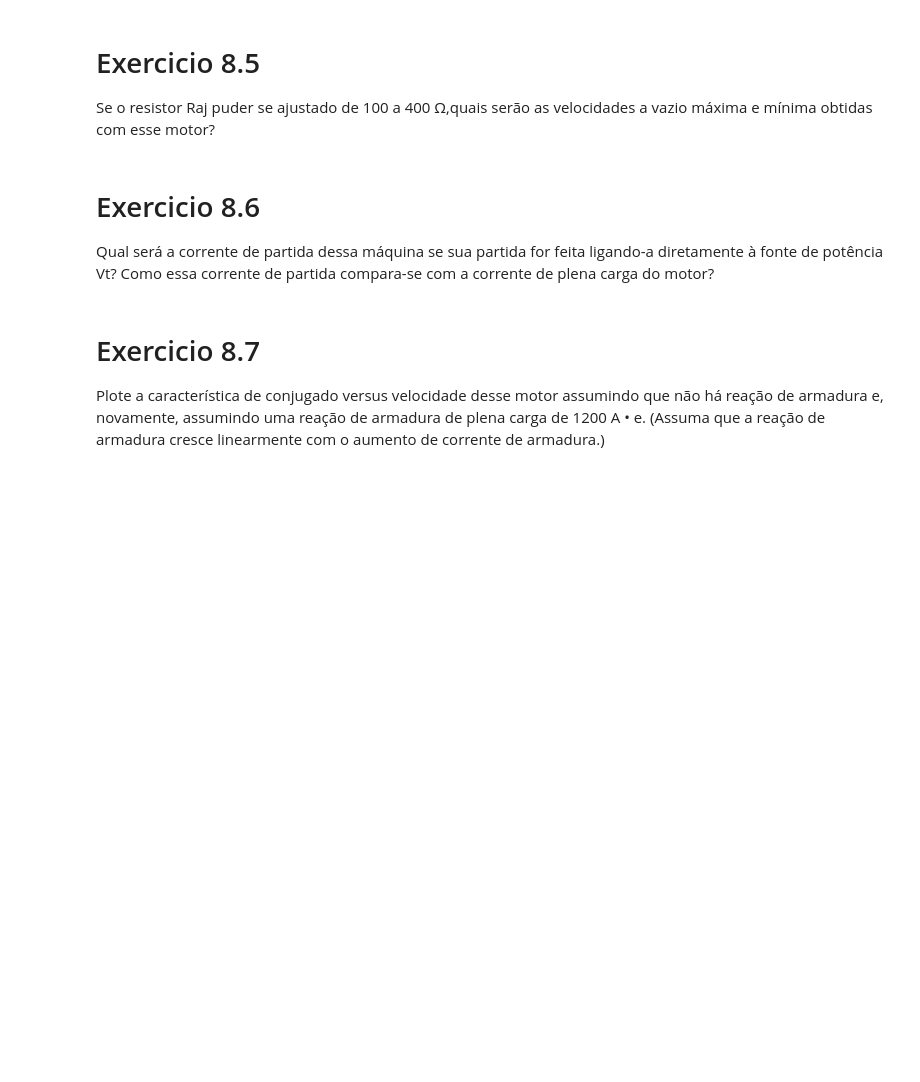
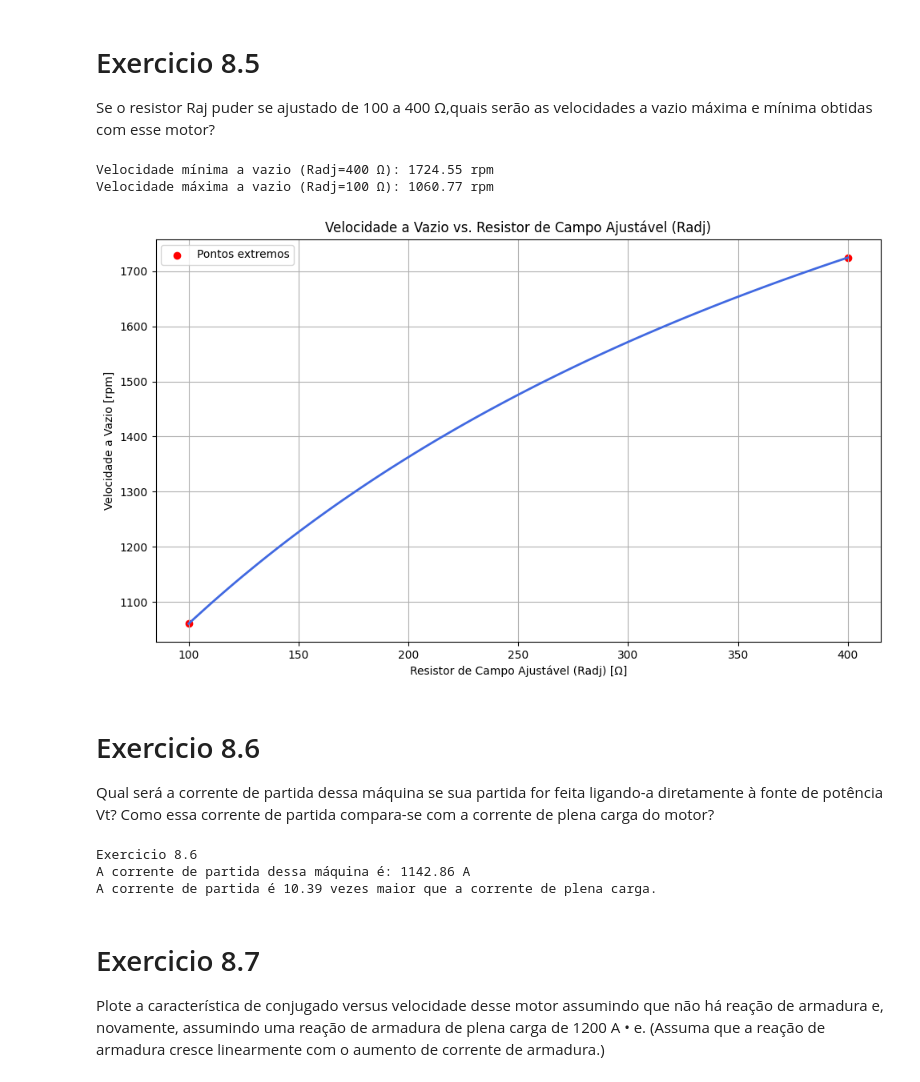
Before and after one commit to zSevens7/MonitoriaConversao, a Jupyter notebook: MaquinaCC.ipynb, the cells around one changed output. Cells and saved outputs as stored; diff of their text form; code cells hidden in the pictures; blank space fills up the shorter version.

```diff
--- a/MaquinaCC.ipynb
+++ b/MaquinaCC.ipynb
@@ -70,3 +188,61 @@ máxima e mínima obtidas com esse motor?
+# %%
+import matplotlib.pyplot as plt
+import numpy as np
+
+# Dados fixos
+Vt = 240  # Tensão terminal (V)
+Rf = 75  # Resistência de campo em derivação (Ohms)
+Radj_range = (100, 400)  # Faixa de ajuste do resistor de campo (Ohms)
+Eao_at_100 = 271.5  # Tensão induzida para Radj = 100 Ω
+Eao_at_400 = 167.0  # Tensão induzida para Radj = 400 Ω
+nN = 1200  # Velocidade de referência (rpm)
+
+# Cálculo da corrente de campo nos extremos
+If_at_100 = Vt / (100 + Rf)
+If_at_400 = Vt / (400 + Rf)
+
+# Função para calcular a velocidade a vazio para um dado Radj
+def calculate_no_load_speed(Radj):
+    If_val = Vt / (Radj + Rf)
+
+    if If_val <= If_at_400:
+        eao_ref = Eao_at_400
+    elif If_val >= If_at_100:
+        eao_ref = Eao_at_100
+    else:
+        # Interpolação linear entre os dois pontos
+        eao_ref = Eao_at_400 + (If_val - If_at_400) * (Eao_at_100 - Eao_at_400) / (If_at_100 - If_at_400)
+
+    # Velocidade a vazio usando a relação: n = nN * (Vt / Eao_ref)
+    n_vazio = nN * (Vt / eao_ref)
+    return n_vazio
+
+# Geração dos dados de Radj e velocidades correspondentes
+Radj_values = np.linspace(Radj_range[0], Radj_range[1], 100)
+speed_values = [calculate_no_load_speed(radj) for radj in Radj_values]
+
+# Velocidades mínima e máxima
+min_speed = calculate_no_load_speed(Radj_range[1])
+max_speed = calculate_no_load_speed(Radj_range[0])
+
+print(f"Velocidade mínima a vazio (Radj={Radj_range[1]} Ω): {min_speed:.2f} rpm")
+print(f"Velocidade máxima a vazio (Radj={Radj_range[0]} Ω): {max_speed:.2f} rpm")
+
+# Plotando o gráfico
+plt.figure(figsize=(10, 6))
+plt.plot(Radj_values, speed_values, color='royalblue', linewidth=2)
+plt.scatter([Radj_range[0], Radj_range[1]], [max_speed, min_speed], color='red', label='Pontos extremos')
+plt.xlabel("Resistor de Campo Ajustável (Radj) [Ω]")
+plt.ylabel("Velocidade a Vazio [rpm]")
+plt.title("Velocidade a Vazio vs. Resistor de Campo Ajustável (Radj)")
+plt.grid(True)
+plt.legend()
+plt.tight_layout()
+plt.show()
+# %% [output]
+Velocidade mínima a vazio (Radj=400 Ω): 1724.55 rpm
+Velocidade máxima a vazio (Radj=100 Ω): 1060.77 rpm
+[figure, added]
 # %% [markdown]
 # Exercicio 8.6
 
@@ -77,3 +251,23 @@ de plena carga do motor?
+# %%
+# prompt: poderia fazer essa questao para mim ?
+
+print("Exercicio 8.6")
+Vt = 240  # Tensão terminal (V)
+Ra = 0.19  # Resistência de armadura (Ohms)
+Rs = 0.02  # Resistência de campo série (Ohms)
+Il_rated = 110  # Corrente de linha nominal (A)
+
+# Corrente de partida (Ea é zero na partida)
+I_partida = Vt / (Ra + Rs)
+print(f"A corrente de partida dessa máquina é: {I_partida:.2f} A")
+
+# Comparação com a corrente de plena carga
+comparacao = I_partida / Il_rated
+print(f"A corrente de partida é {comparacao:.2f} vezes maior que a corrente de plena carga.")
+# %% [output]
+Exercicio 8.6
+A corrente de partida dessa máquina é: 1142.86 A
+A corrente de partida é 10.39 vezes maior que a corrente de plena carga.
 # %% [markdown]
 # Exercicio 8.7
 
```
Also changed, not shown: parts of 15 cells of this notebook.
